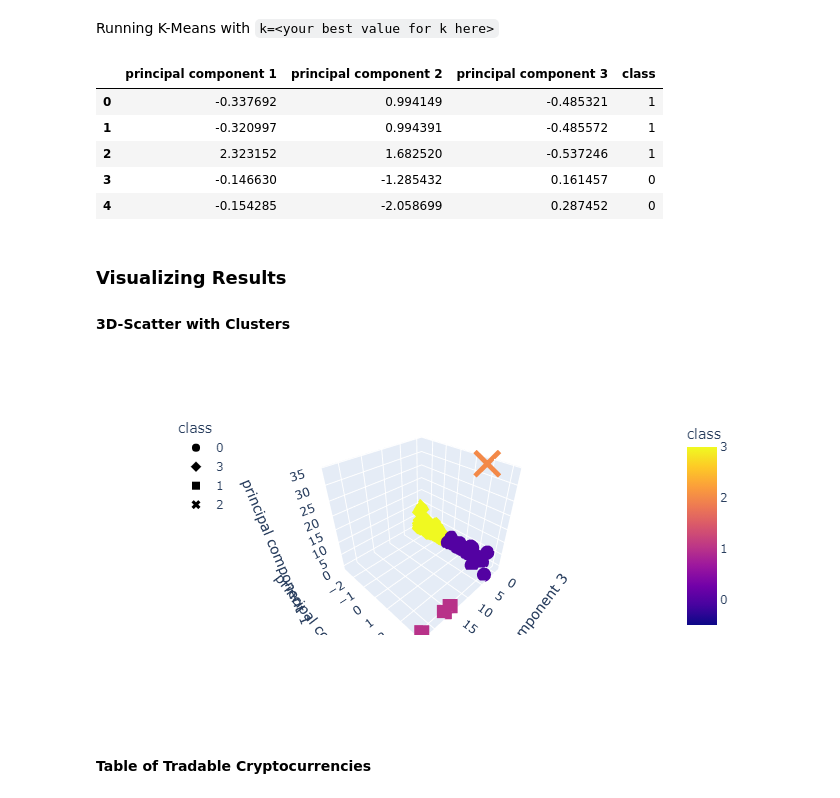
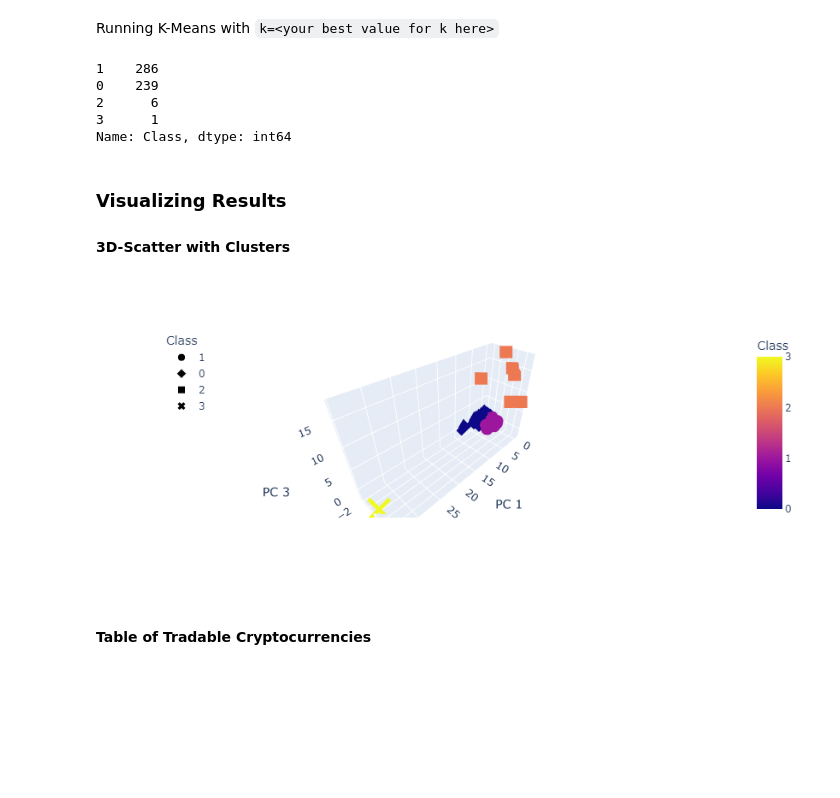
Before and after one commit to Antharithm/AWS-ClusterCrypto, a Jupyter notebook: Starter_Files/crypto_clustering.ipynb, the cells around one changed output. Saved outputs shown, nothing was run; the diff lists cells and outputs as text; code cells hidden in the pictures; blank space fills up the shorter version.

```diff
--- a/Starter_Files/crypto_clustering.ipynb
+++ b/Starter_Files/crypto_clustering.ipynb
@@ -181,8 +182,11 @@ print(df_scaled[0:1])
 # %%
 # Use PCA to reduce dimensions to 3 principal components
 pca = PCA(n_components=3)
+df_scaled_transformed = pca.fit_transform(df_scaled)
 # %%
 # Create a DataFrame with the principal components data
-iris_pca = pca.fit_transform(df_scaled)
+df_pca = pd.DataFrame(
+    data = df_scaled_transformed, columns = ["PC 1", "PC 2", "PC 3"]
+)
 # %%
 # Transform PCA data to a DataFrame
@@ -212,12 +213,12 @@ k = list(range(1, 11))
 
 # Calculate the inertia for the range of k values
 for i in k:
-    km = KMeans(n_clusters = i, random_state = 0)
-    km.fit(df_iris_pca)
+    km = KMeans(n_clusters = i, random_state = 1)
+    km.fit(df_pca)
     inertia.append(km.inertia_)
 
 # Create the Elbow Curve using hvPlot
 elbow_data = {"k": k, "inertia": inertia}
 df_elbow = pd.DataFrame(elbow_data)
-df_elbow.hvplot.line(x = "k", y = "inertia", xticks = k, title = "Elbow Curve")
+df_elbow.hvplot.line(x = "k",  y = "inertia", xticks = k, title = "Elbow Curve")
 # %% [output]
@@ -227,24 +227,23 @@ KMeans is known to have a memory leak on Windows with MKL, when there are less c
 Running K-Means with `k=<your best value for k here>`
 # %%
 # Initialize the K-Means model
-model = KMeans(n_clusters = 4, random_state = 0)
+model = KMeans(n_clusters = 4, random_state = 1)
 
 # Fit the model
-model.fit(df_iris_pca)
+model.fit(df_pca)
 
 # Predict clusters
-predictions = model.predict(df_iris_pca)
+pedictions = model.predict(df_pca)
 
 # Create a new DataFrame including predicted clusters and cryptocurrencies features
-df_iris_pca["class"] = model.labels_
-df_iris_pca.head()
+df_pca["Class"] = model.labels_
+df_pca["Class"].value_counts()
 # %% [output]
-|  | principal component 1 | principal component 2 | principal component 3 | class |
-| 0 | -0.337692 | 0.994149 | -0.485321 | 1 |
-| 1 | -0.320997 | 0.994391 | -0.485572 | 1 |
-| 2 | 2.323152 | 1.682520 | -0.537246 | 1 |
-| 3 | -0.146630 | -1.285432 | 0.161457 | 0 |
-| 4 | -0.154285 | -2.058699 | 0.287452 | 0 |
+1    286
+0    239
+2      6
+3      1
+Name: Class, dtype: int64
 # %% [markdown]
 ### Visualizing Results
 
@@ -252,17 +251,17 @@ df_iris_pca.head()
 # %%
 # Create a 3D-Scatter with the PCA data and the clusters
 fig = px.scatter_3d(
-    df_iris_pca,
-    x="principal component 3",
-    y="principal component 2",
-    z="principal component 1",
-    color="class",
-    symbol="class",
-    width=800,
+    df_pca,
+    x="PC 1",
+    y="PC 2",
+    z="PC 3",
+    color="Class",
+    symbol="Class",
+    width=1000,
 )
 fig.update_layout(legend=dict(x=0, y=1))
 fig.show()
 # %% [output]
-[figure, old version]
+[figure, new version]
 # %% [markdown]
 #### Table of Tradable Cryptocurrencies
```
Also changed, not shown: parts of 14 cells of this notebook.
